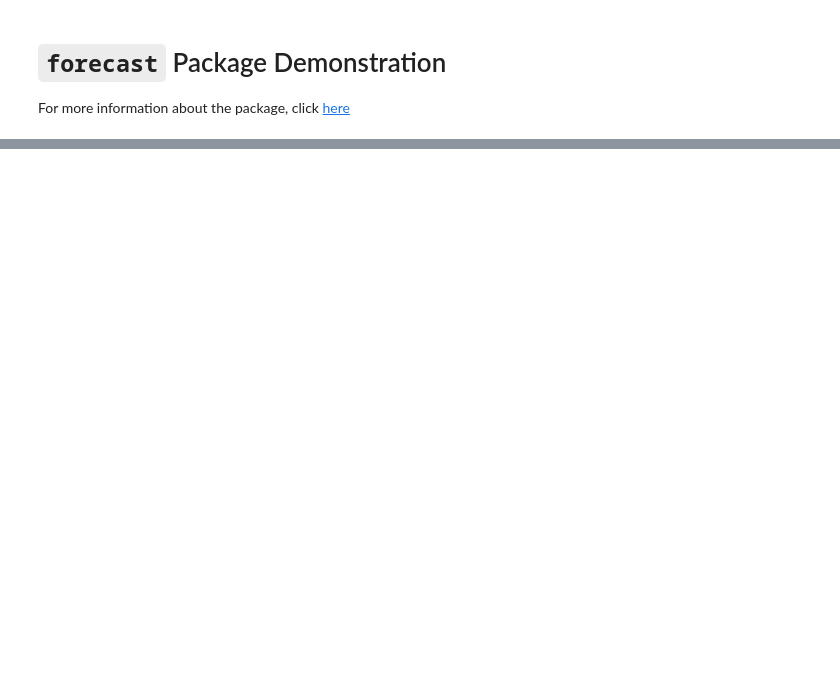
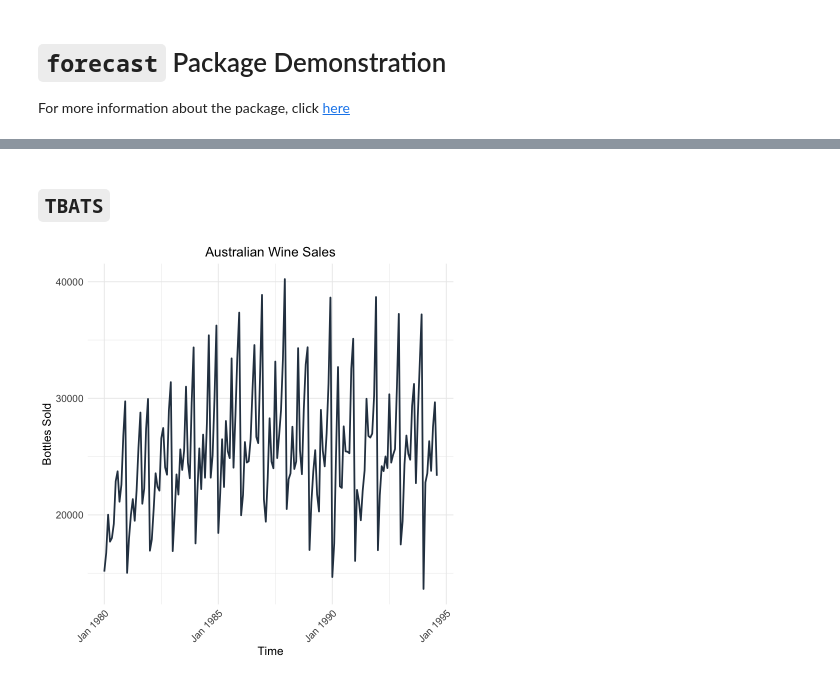
Before and after one commit to vdelimad/5600_case_study, a Jupyter notebook: forecast_demo.ipynb, the cells around one changed output, grey strips where cells are left out. Cells and saved outputs as stored; diff of their text form; code cells hidden in the pictures; blank space fills up the shorter version.

```diff
--- a/forecast_demo.ipynb
+++ b/forecast_demo.ipynb
@@ -184,0 +82,23 @@ ggAcf(wineind_ts)
+# %% [markdown]
+## `TBATS`
+# %%
+
+# initial look at the data
+wine_df <- data.frame(
+  Time = as.yearmon(time(wineind)),
+  wineind = as.vector(wineind)
+)
+
+ggplot(wine_df, aes(x = Time, y = wineind)) +
+  geom_line(color = "#2C3E50", size = 1) +
+  labs(x = "Time", y = "Bottles Sold", title = "Australian Wine Sales") +
+  theme_minimal() +
+  theme(
+    axis.text.x = element_text(angle = 45, hjust = 1, size = 12),
+    axis.text.y = element_text(size = 12),
+    axis.title.x = element_text(size = 14),
+    axis.title.y = element_text(size = 14),
+    plot.title = element_text(size = 16, hjust = 0.5)
+  )
+# %% [output]
+[figure, added]
```
Also changed, not shown: parts of 34 cells of this notebook.
